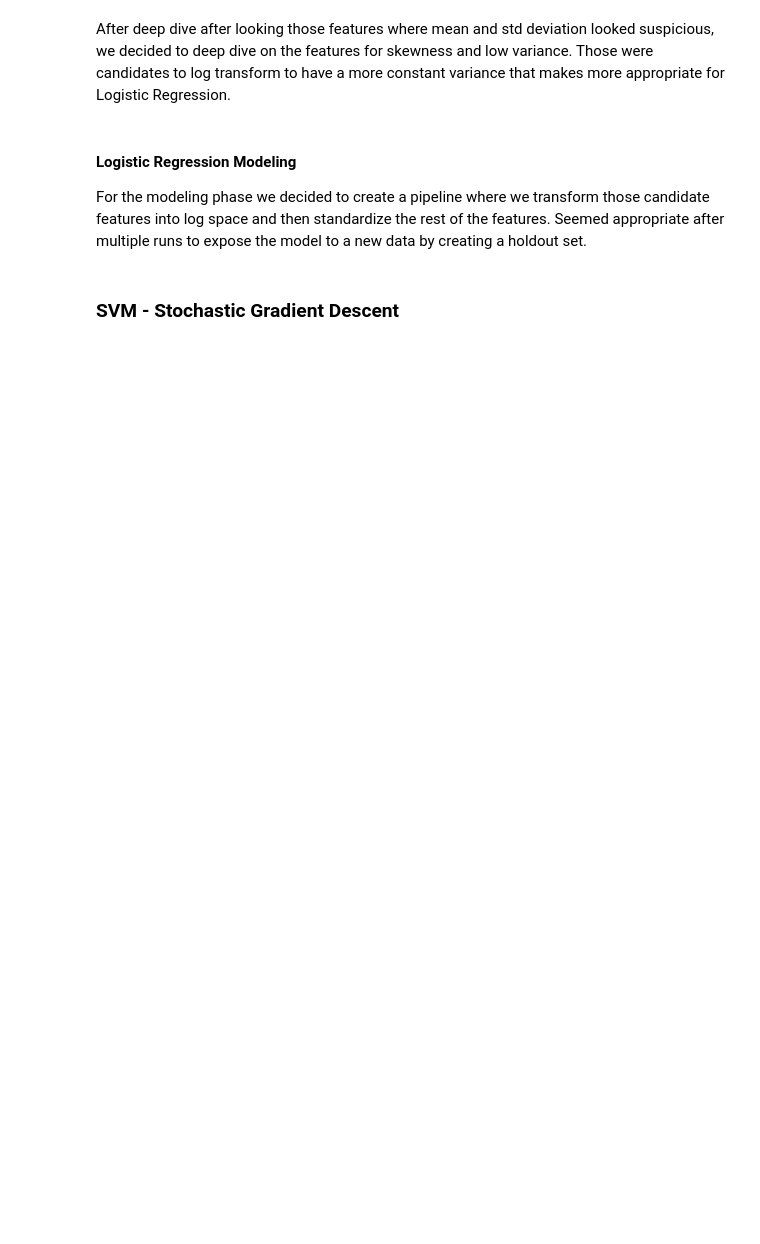
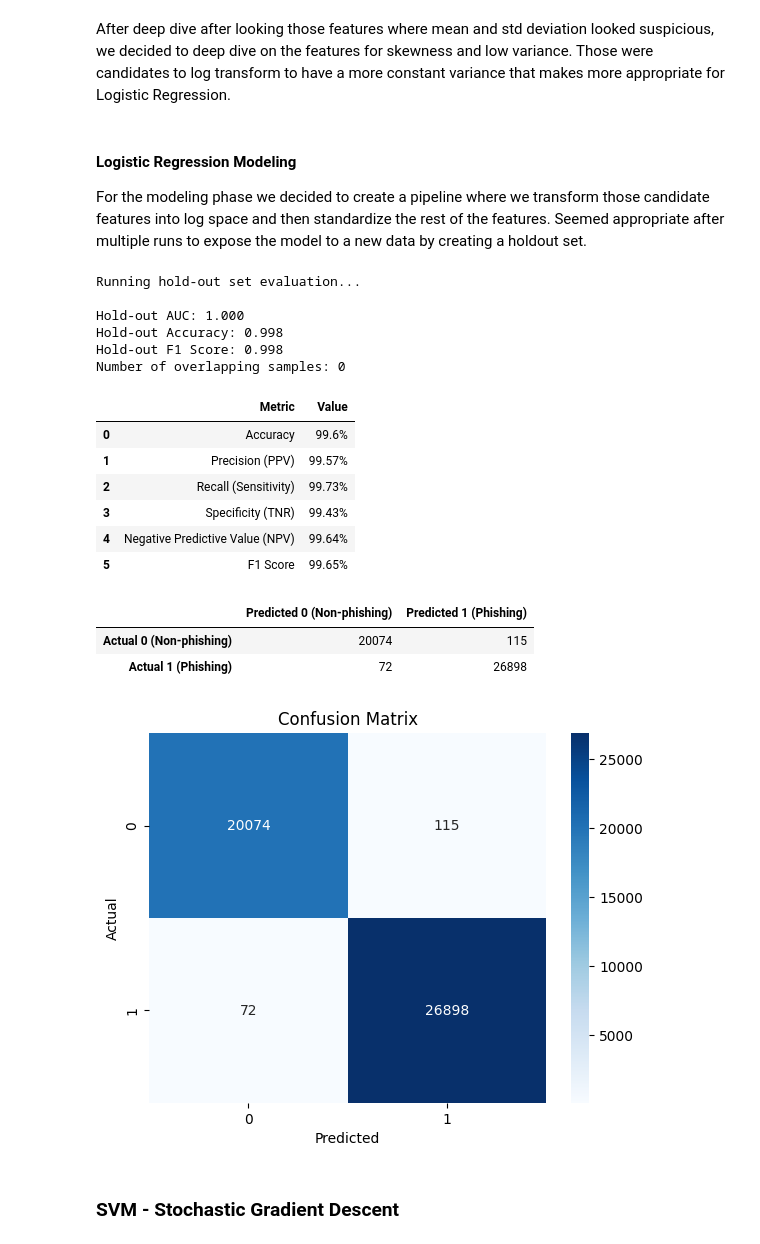
Before and after one commit to Scox97/DS7331_Group_Project, a Jupyter notebook: DS7331_GP2_Mini_Lab_1.ipynb, the cells around one changed output. Drawn from its saved outputs; the diff is of its cells as text; code cells hidden in the pictures; blank space fills up the shorter version.

```diff
--- a/DS7331_GP2_Mini_Lab_1.ipynb
+++ b/DS7331_GP2_Mini_Lab_1.ipynb
@@ -597,43 +675,61 @@ standard_scale_features = [
     col for col in continuous_features if col not in high_skew_features
 ]
 
-preprocessor = ColumnTransformer(
+lr_preprocessor = ColumnTransformer(
     transformers=[
         ("log", FunctionTransformer(np.log1p, validate=True), high_skew_features),
         ("scale", StandardScaler(), standard_scale_features),
     ],
     remainder="passthrough",
 )
 
-lasso = LogisticRegression(
+lr_lasso = LogisticRegression(
     penalty="l1",
     solver="saga",
-    C=0.0001,
+    C=0.01,
     max_iter=5000,
     n_jobs=-1,
     random_state=42,
 )
 
-pipeline = Pipeline([("preprocessor", preprocessor), ("lasso", lasso)])
+lr_pipeline = Pipeline([("preprocessor", lr_preprocessor), ("lasso", lr_lasso)])
 
 print("\nRunning hold-out set evaluation...")
 X_train, X_holdout, y_train, y_holdout = train_test_split(
     X_final, y_final, test_size=0.2, random_state=42, stratify=y_final
 )
 
-pipeline.fit(X_train, y_train)
-y_pred_proba = pipeline.predict_proba(X_holdout)[:, 1]
-y_pred = pipeline.predict(X_holdout)
+lr_pipeline.fit(X_train, y_train)
+y_pred_proba = lr_pipeline.predict_proba(X_holdout)[:, 1]
+y_pred = lr_pipeline.predict(X_holdout)
 
 holdout_auc = roc_auc_score(y_holdout, y_pred_proba)
 holdout_acc = accuracy_score(y_holdout, y_pred)
 holdout_f1 = f1_score(y_holdout, y_pred)
 
 print(f"\nHold-out AUC: {holdout_auc:.3f}")
 print(f"Hold-out Accuracy: {holdout_acc:.3f}")
 print(f"Hold-out F1 Score: {holdout_f1:.3f}")
 
 validate_holdout(X_train, X_holdout)
+# %% [output]
+Running hold-out set evaluation...
+
+Hold-out AUC: 1.000
+Hold-out Accuracy: 0.998
+Hold-out F1 Score: 0.998
+Number of overlapping samples: 0
+|  | Metric | Value |
+| 0 | Accuracy | 99.6% |
+| 1 | Precision (PPV) | 99.57% |
+| 2 | Recall (Sensitivity) | 99.73% |
+| 3 | Specificity (TNR) | 99.43% |
+| 4 | Negative Predictive Value (NPV) | 99.64% |
+| 5 | F1 Score | 99.65% |
+|  | Predicted 0 (Non-phishing) | Predicted 1 (Phishing) |
+| Actual 0 (Non-phishing) | 20074 | 115 |
+| Actual 1 (Phishing) | 72 | 26898 |
+[figure, added]
 # %% [markdown]
 ### SVM - Stochastic Gradient Descent
 # %%
```
Also changed, not shown: parts of 10 cells of this notebook.
